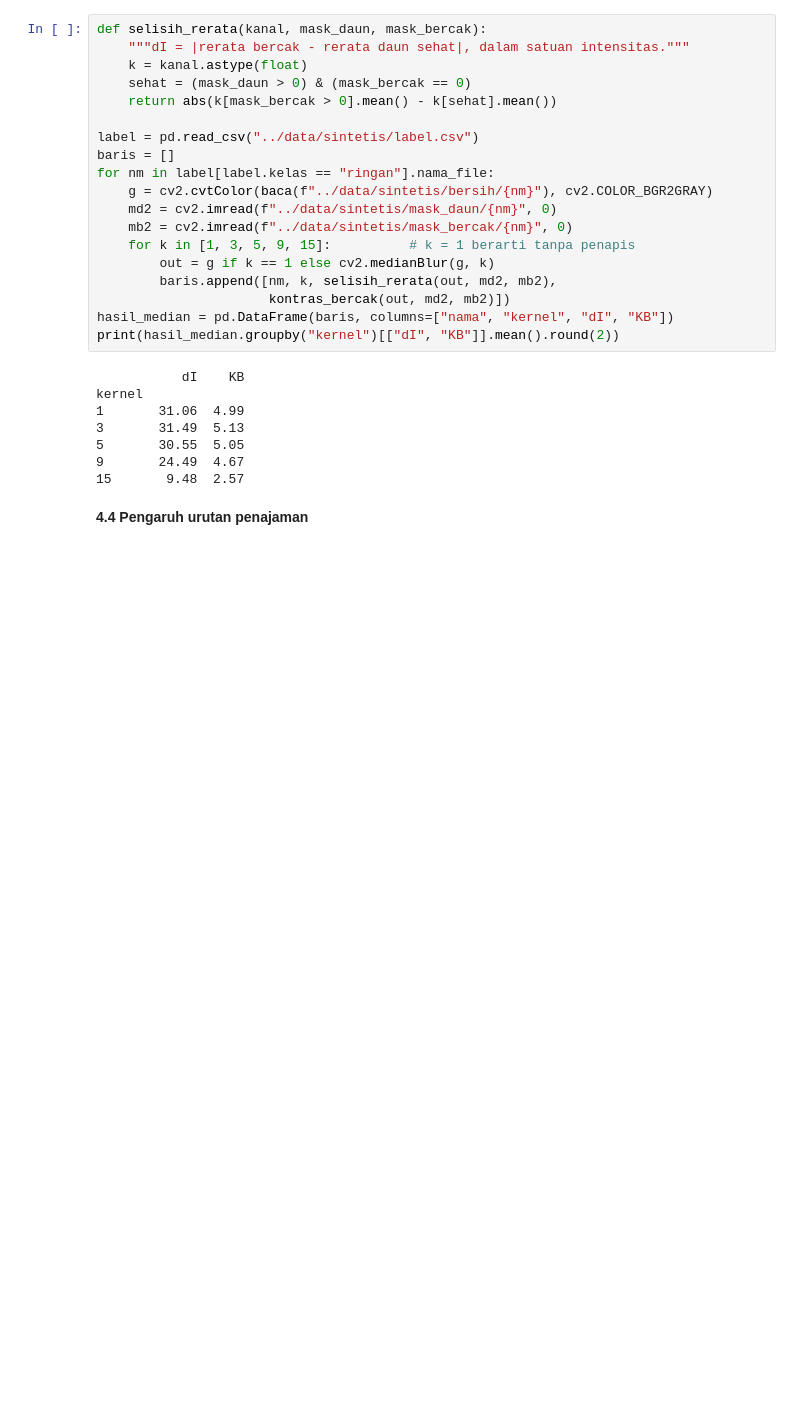
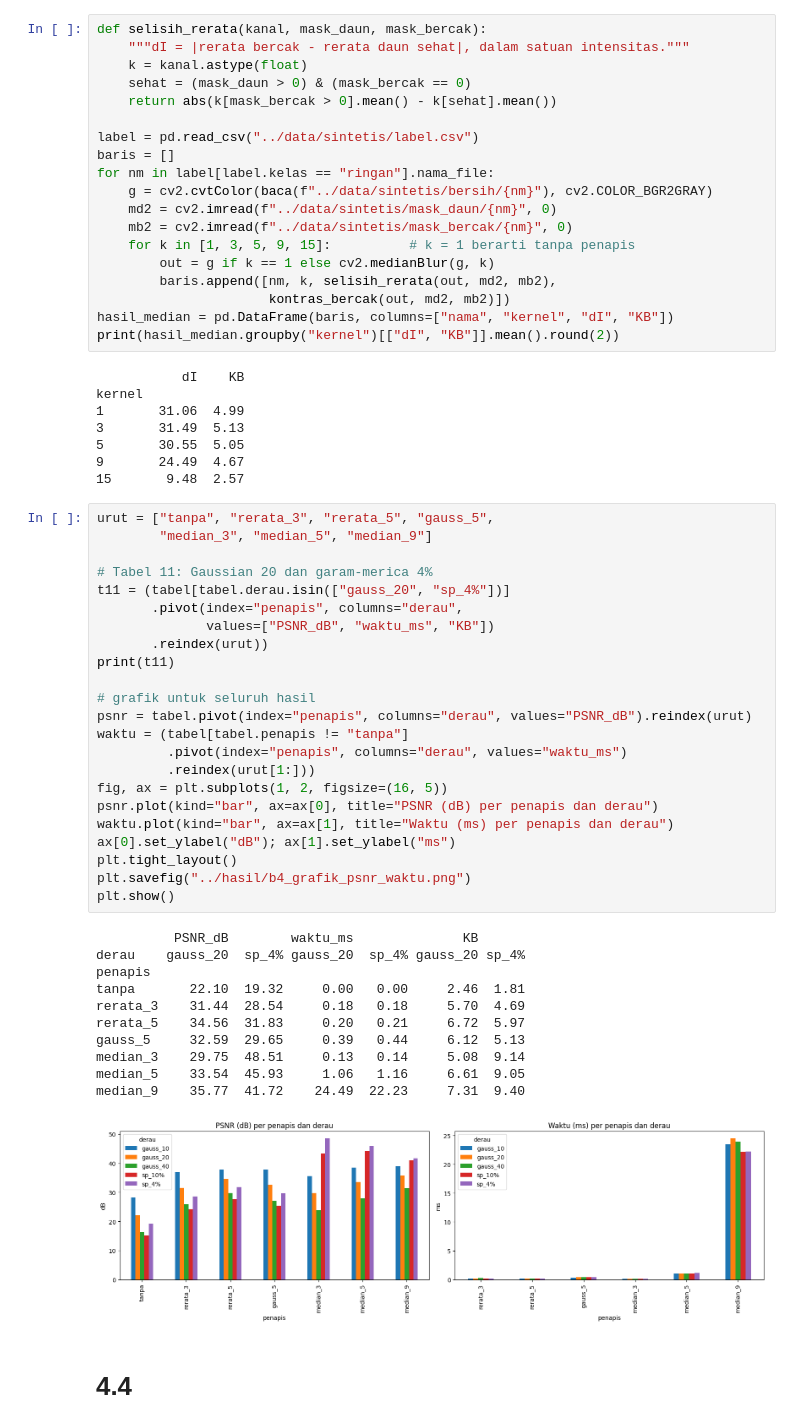
Before and after one commit to syifaST/simuteh--2330511062-, a Jupyter notebook: notebook/B4_Penapisan.ipynb, the cells around one changed output. Saved outputs shown, nothing was run; the diff lists cells and outputs as text; blank space fills up the shorter version.

```diff
--- a/notebook/B4_Penapisan.ipynb
+++ b/notebook/B4_Penapisan.ipynb
@@ -181,5 +188,40 @@ kernel
 5       30.55  5.05
 9       24.49  4.67
 15       9.48  2.57
+# %%
+urut = ["tanpa", "rerata_3", "rerata_5", "gauss_5",
+        "median_3", "median_5", "median_9"]
+
+# Tabel 11: Gaussian 20 dan garam-merica 4%
+t11 = (tabel[tabel.derau.isin(["gauss_20", "sp_4%"])]
+       .pivot(index="penapis", columns="derau",
+              values=["PSNR_dB", "waktu_ms", "KB"])
+       .reindex(urut))
+print(t11)
+
+# grafik untuk seluruh hasil
+psnr = tabel.pivot(index="penapis", columns="derau", values="PSNR_dB").reindex(urut)
+waktu = (tabel[tabel.penapis != "tanpa"]
+         .pivot(index="penapis", columns="derau", values="waktu_ms")
+         .reindex(urut[1:]))
+fig, ax = plt.subplots(1, 2, figsize=(16, 5))
+psnr.plot(kind="bar", ax=ax[0], title="PSNR (dB) per penapis dan derau")
+waktu.plot(kind="bar", ax=ax[1], title="Waktu (ms) per penapis dan derau")
+ax[0].set_ylabel("dB"); ax[1].set_ylabel("ms")
+plt.tight_layout()
+plt.savefig("../hasil/b4_grafik_psnr_waktu.png")
+plt.show()
+# %% [output]
+          PSNR_dB        waktu_ms              KB
+derau    gauss_20  sp_4% gauss_20  sp_4% gauss_20 sp_4%
+penapis
+tanpa       22.10  19.32     0.00   0.00     2.46  1.81
+rerata_3    31.44  28.54     0.18   0.18     5.70  4.69
+rerata_5    34.56  31.83     0.20   0.21     6.72  5.97
+gauss_5     32.59  29.65     0.39   0.44     6.12  5.13
+median_3    29.75  48.51     0.13   0.14     5.08  9.14
+median_5    33.54  45.93     1.06   1.16     6.61  9.05
+median_9    35.77  41.72    24.49  22.23     7.31  9.40
+[figure, added]
 # %% [markdown]
-**4.4 Pengaruh urutan penajaman**
+# **4.4**
```
Also changed, not shown: parts of 11 cells of this notebook.
